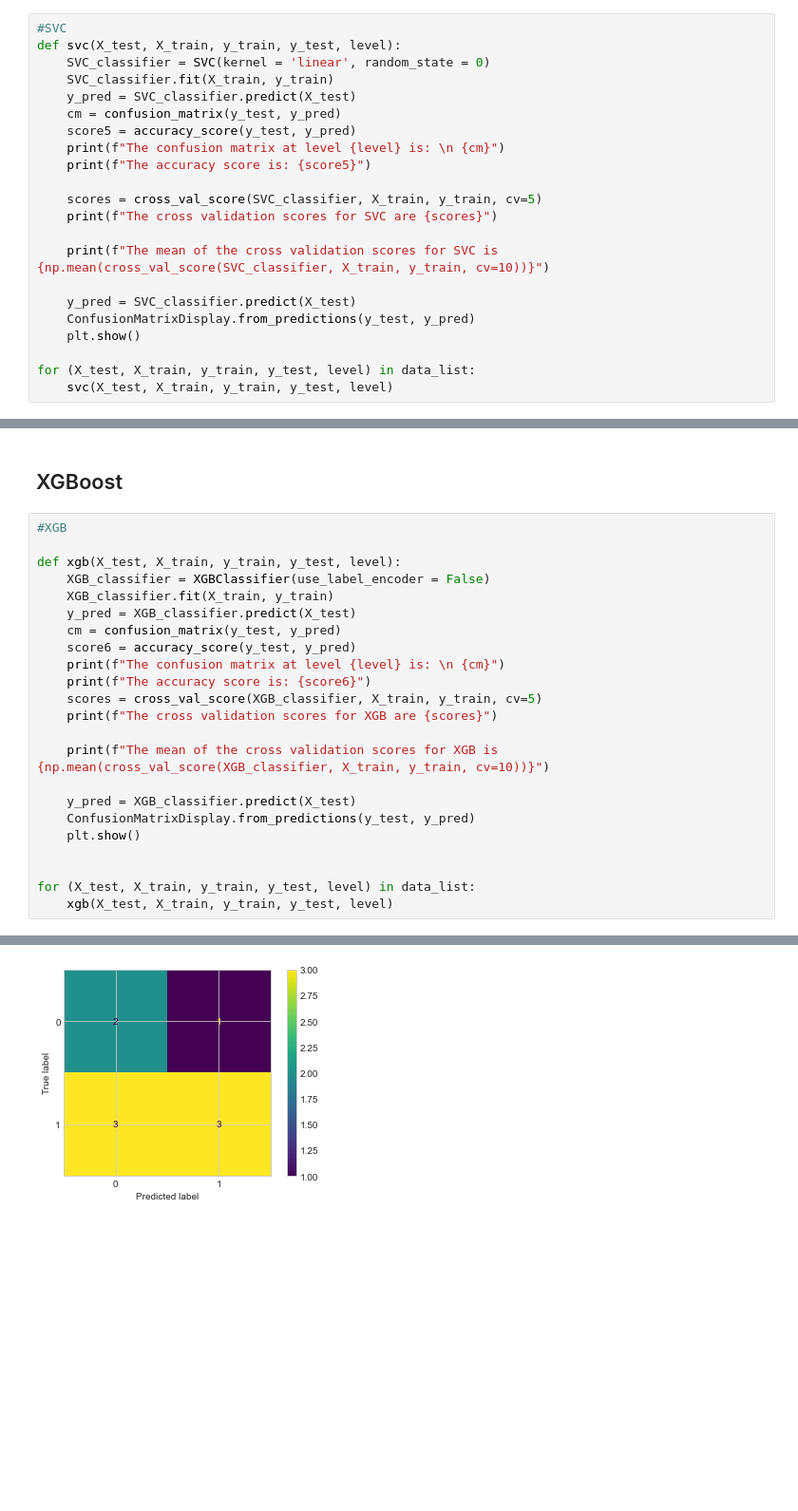
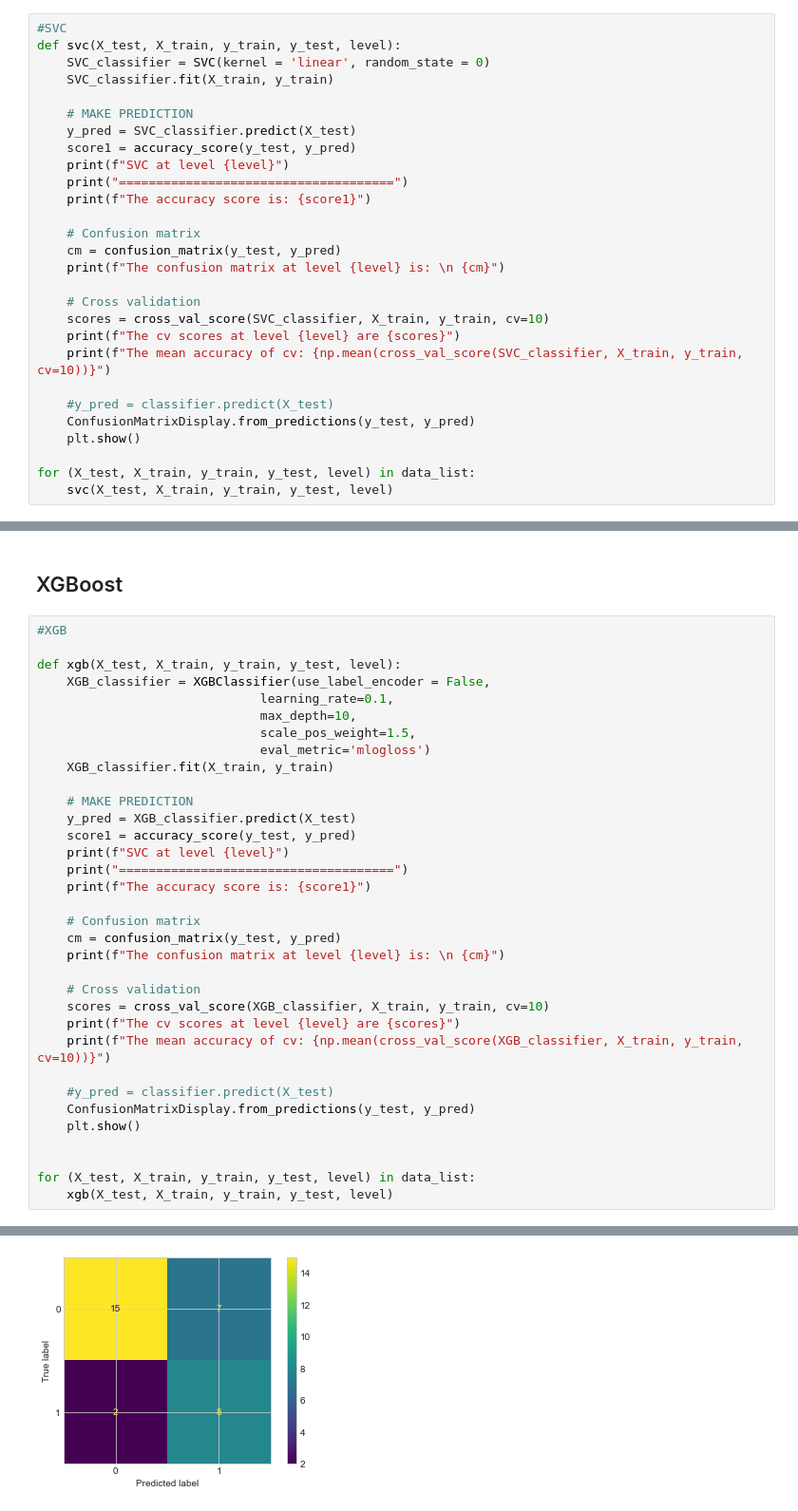
Before and after one commit to streckgumman/BikeFit, a Jupyter notebook: Classifier-diff-all-levels-separately-1.ipynb, the cells around one changed output, grey strips where cells are left out. Shown at 95% size. Saved outputs shown, nothing was run; the diff lists cells and outputs as text; blank space fills up the shorter version.

Commit message:
cross_validation_tests

```diff
--- a/Classifier-diff-all-levels-separately-1.ipynb
+++ b/Classifier-diff-all-levels-separately-1.ipynb
@@ -584,18 +681,24 @@ The mean of the cross validation scores for KNC is 0.625
 def svc(X_test, X_train, y_train, y_test, level):
     SVC_classifier = SVC(kernel = 'linear', random_state = 0)
     SVC_classifier.fit(X_train, y_train)
+
+    # MAKE PREDICTION
     y_pred = SVC_classifier.predict(X_test)
+    score1 = accuracy_score(y_test, y_pred)
+    print(f"SVC at level {level}")
+    print("=====================================")
+    print(f"The accuracy score is: {score1}")
+
+    # Confusion matrix
     cm = confusion_matrix(y_test, y_pred)
-    score5 = accuracy_score(y_test, y_pred)
     print(f"The confusion matrix at level {level} is: \n {cm}")
-    print(f"The accuracy score is: {score5}")
 
-    scores = cross_val_score(SVC_classifier, X_train, y_train, cv=5)
-    print(f"The cross validation scores for SVC are {scores}")
+    # Cross validation
+    scores = cross_val_score(SVC_classifier, X_train, y_train, cv=10)
+    print(f"The cv scores at level {level} are {scores}")
+    print(f"The mean accuracy of cv: {np.mean(cross_val_score(SVC_classifier, X_train, y_train, cv=10))}")
 
-    print(f"The mean of the cross validation scores for SVC is {np.mean(cross_val_score(SVC_classifier, X_train, y_train, cv=10))}")
-
-    y_pred = SVC_classifier.predict(X_test)
+    #y_pred = classifier.predict(X_test)
     ConfusionMatrixDisplay.from_predictions(y_test, y_pred)
     plt.show()
 
@@ -643,19 +761,30 @@ The mean of the cross validation scores for SVC is 0.6083333333333333
 #XGB
 
 def xgb(X_test, X_train, y_train, y_test, level):
-    XGB_classifier = XGBClassifier(use_label_encoder = False)
+    XGB_classifier = XGBClassifier(use_label_encoder = False,
+                              learning_rate=0.1,
+                              max_depth=10,
+                              scale_pos_weight=1.5,
+                              eval_metric='mlogloss')
     XGB_classifier.fit(X_train, y_train)
+
+    # MAKE PREDICTION
     y_pred = XGB_classifier.predict(X_test)
+    score1 = accuracy_score(y_test, y_pred)
+    print(f"SVC at level {level}")
+    print("=====================================")
+    print(f"The accuracy score is: {score1}")
+
+    # Confusion matrix
     cm = confusion_matrix(y_test, y_pred)
-    score6 = accuracy_score(y_test, y_pred)
     print(f"The confusion matrix at level {level} is: \n {cm}")
-    print(f"The accuracy score is: {score6}")
-    scores = cross_val_score(XGB_classifier, X_train, y_train, cv=5)
-    print(f"The cross validation scores for XGB are {scores}")
 
-    print(f"The mean of the cross validation scores for XGB is {np.mean(cross_val_score(XGB_classifier, X_train, y_train, cv=10))}")
+    # Cross validation
+    scores = cross_val_score(XGB_classifier, X_train, y_train, cv=10)
+    print(f"The cv scores at level {level} are {scores}")
+    print(f"The mean accuracy of cv: {np.mean(cross_val_score(XGB_classifier, X_train, y_train, cv=10))}")
 
-    y_pred = XGB_classifier.predict(X_test)
+    #y_pred = classifier.predict(X_test)
     ConfusionMatrixDisplay.from_predictions(y_test, y_pred)
     plt.show()
 
@@ -755 +844 @@ The mean of the cross validation scores for XGB is 0.6
-[figure, old version]
+[figure, new version]
```
Also changed, not shown: parts of 9 cells of this notebook, 5 other files.
